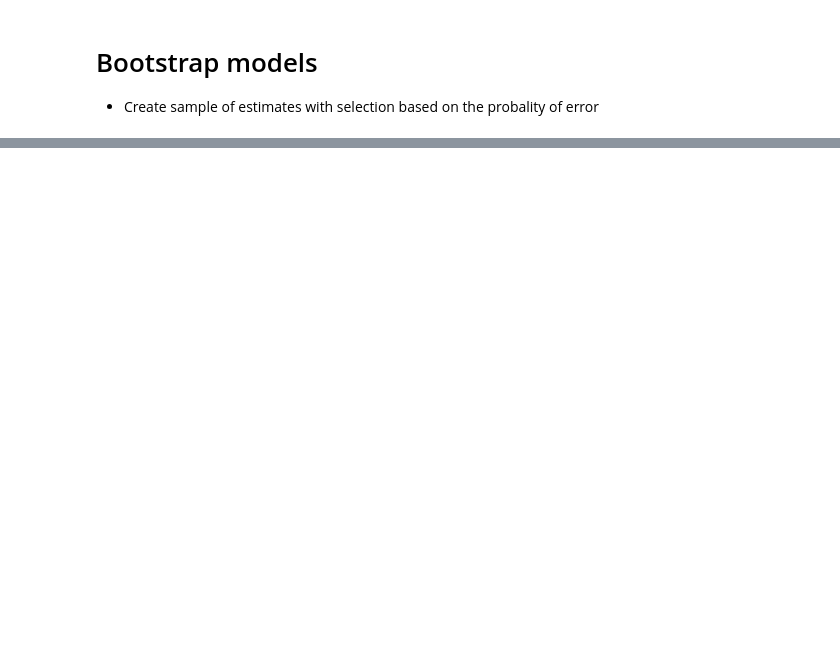
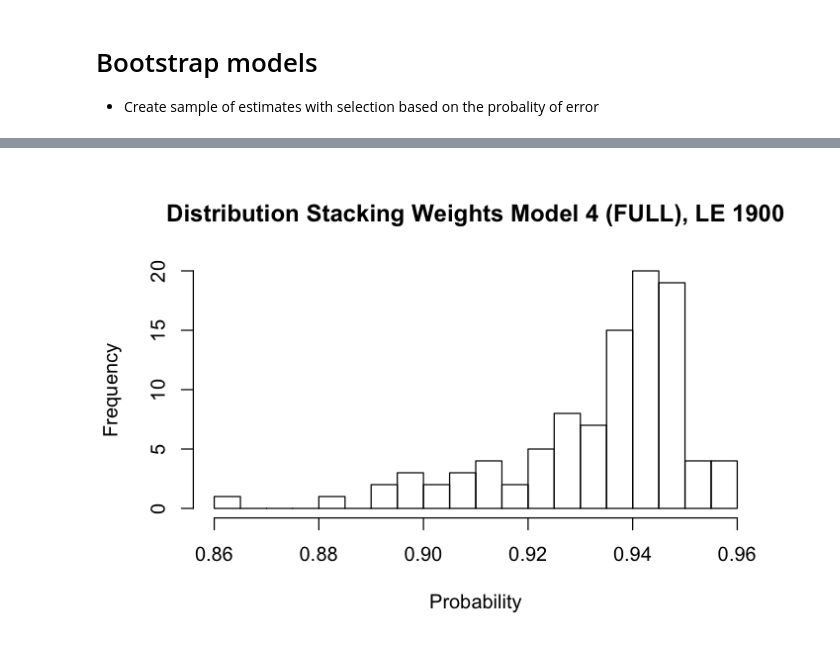
Before and after one commit to sdaza/lambda, a Jupyter notebook: notebooks/le_bootstrap.ipynb, the cells around one changed output, grey strips where cells are left out. Saved outputs shown, nothing was run; the diff lists cells and outputs as text; code cells hidden in the pictures; blank space fills up the shorter version.

```diff
--- a/notebooks/le_bootstrap.ipynb
+++ b/notebooks/le_bootstrap.ipynb
@@ -51,0 +145,5 @@ samples[, sample_index := 1:.N, by=.(ctry, year)]
+# %%
+hist(w$model4, main='Distribution Stacking Weights Model 4 (FULL), LE 1900',
+     xlab='Probability', breaks = 30)
+# %% [output]
+[figure, added]
```
Also changed, not shown: parts of 14 cells of this notebook.
